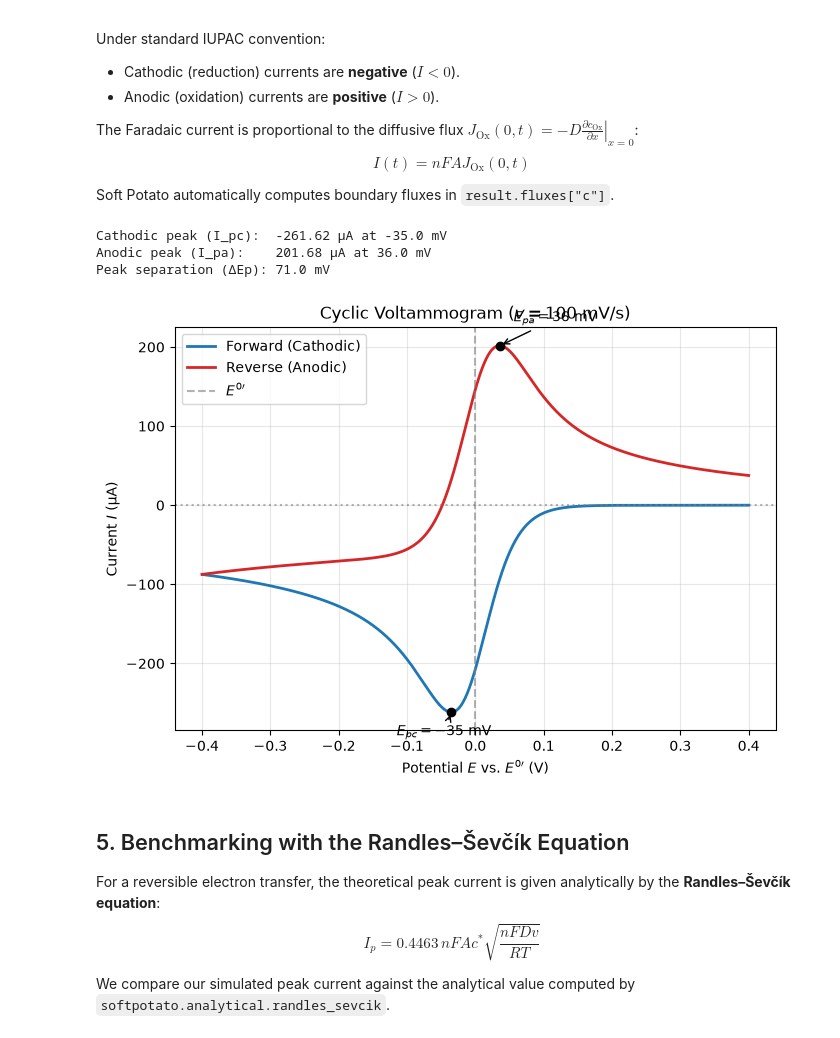
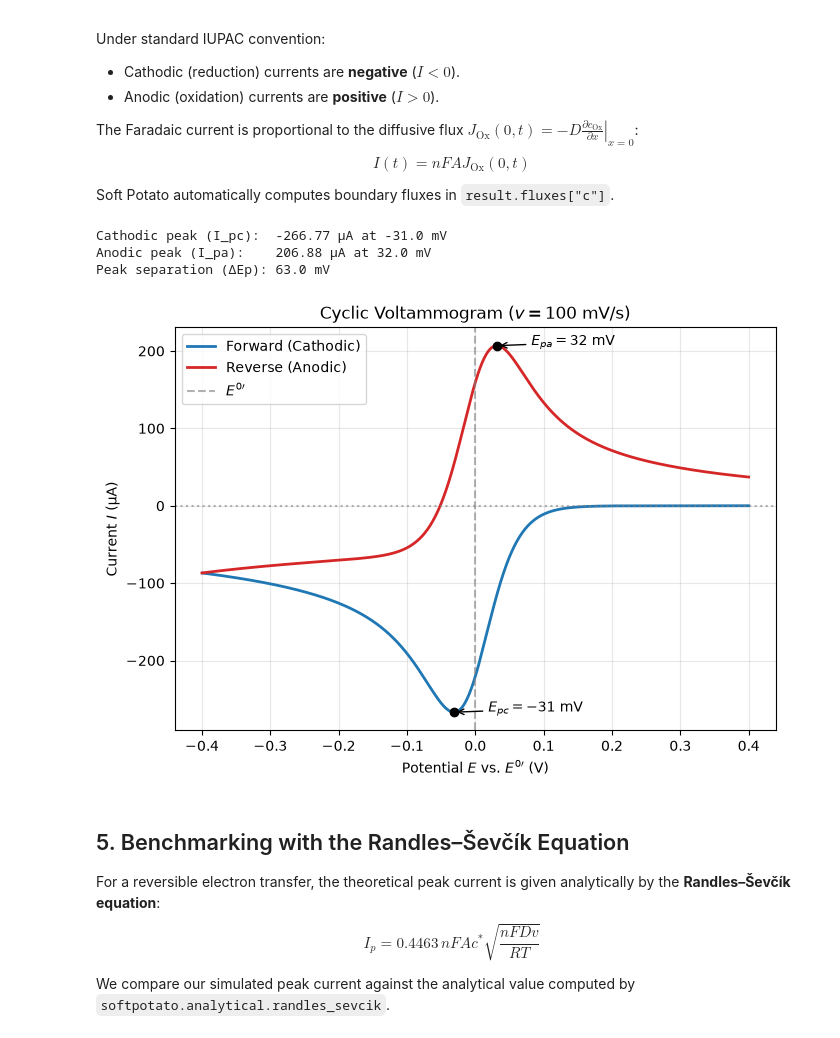
Before and after one commit to oliverrdz/softpotato, a Jupyter notebook: examples/cyclic_voltammetry.ipynb, the cells around one changed output. Cells and saved outputs as stored; diff of their text form; code cells hidden in the pictures.

Commit message:
Increased dx to make the concentration profiles smoother and moved the annotations on the CV peaks so they don't obstruct other text

```diff
--- a/examples/cyclic_voltammetry.ipynb
+++ b/examples/cyclic_voltammetry.ipynb
@@ -127,14 +127,14 @@ We impose:
 # Spatial domain
 delta = 6.0 * np.sqrt(D * t_end)
 x_max = 6.0 * delta  # Domain length safely > 5 * delta
-grid = np.linspace(0.0, x_max, 300)
+grid = np.linspace(0.0, x_max, 500)
 
 # Formulate 1D diffusion problem
 problem = DiffusionProblem(
     grid=grid,
-    diffusivity={"c": D},
-    boundary_conditions={"c": (DirichletBC(surface_c_ox), DirichletBC(c_bulk))},
-    initial_conditions={"c": c_bulk},
+    diffusivity={"Ox": D},
+    boundary_conditions={"Ox": (DirichletBC(surface_c_ox), DirichletBC(c_bulk))},
+    initial_conditions={"Ox": c_bulk},
 )
 
 # Solve using unconditionally stable Crank-Nicolson finite difference scheme
@@ -161,7 +161,7 @@ $$I(t) = n F A J_{\text{Ox}}(0, t)$$
 Soft Potato automatically computes boundary fluxes in `result.fluxes["c"]`.
 # %%
 # Compute Faradaic current in Amperes (IUPAC convention)
-current = n * FARADAY * area * result.fluxes["c"]
+current = n * FARADAY * area * result.fluxes["Ox"]
 potentials = np.array([potential(t) for t in result.t])
 
 # Separate forward (cathodic) and reverse (anodic) sweeps for plotting
@@ -182,39 +182,39 @@ print(f"Cathodic peak (I_pc):  {I_pc * 1e6:.2f} µA at {E_pc * 1e3:.1f} mV")
 print(f"Anodic peak (I_pa):    {I_pa * 1e6:.2f} µA at {E_pa * 1e3:.1f} mV")
 print(f"Peak separation (ΔEp): {delta_Ep:.1f} mV")
 
 # Plot Cyclic Voltammogram
 plt.figure(figsize=(7, 5))
 plt.plot(pot_fwd, curr_fwd * 1e6, "tab:blue", lw=2, label="Forward (Cathodic)")
 plt.plot(pot_rev, curr_rev * 1e6, "tab:red", lw=2, label="Reverse (Anodic)")
 plt.scatter([E_pc, E_pa], [I_pc * 1e6, I_pa * 1e6], color="black", zorder=5)
 
 plt.annotate(
     f"$E_{{pc}} = {E_pc*1e3:.0f}$ mV",
     xy=(E_pc, I_pc * 1e6),
-    xytext=(E_pc - 0.08, I_pc * 1e6 - 30),
+    xytext=(E_pc + 0.05, I_pc * 1e6),
     arrowprops={"arrowstyle": "->", "lw": 1},
 )
 plt.annotate(
     f"$E_{{pa}} = {E_pa*1e3:.0f}$ mV",
     xy=(E_pa, I_pa * 1e6),
-    xytext=(E_pa + 0.02, I_pa * 1e6 + 30),
+    xytext=(E_pa + 0.05, I_pa * 1e6),
     arrowprops={"arrowstyle": "->", "lw": 1},
 )
 
 plt.axhline(0, color="gray", linestyle=":", alpha=0.6)
 plt.axvline(E0, color="gray", linestyle="--", alpha=0.6, label=r"$E^{0\prime}$")
 plt.xlabel(r"Potential $E$ vs. $E^{0\prime}$ (V)")
 plt.ylabel("Current $I$ (µA)")
 plt.title(f"Cyclic Voltammogram ($v = {v*1e3:.0f}$ mV/s)")
 plt.grid(True, alpha=0.3)
 plt.legend()
 plt.tight_layout()
 plt.show()
 # %% [output]
-Cathodic peak (I_pc):  -261.62 µA at -35.0 mV
-Anodic peak (I_pa):    201.68 µA at 36.0 mV
-Peak separation (ΔEp): 71.0 mV
+Cathodic peak (I_pc):  -266.77 µA at -31.0 mV
+Anodic peak (I_pa):    206.88 µA at 32.0 mV
+Peak separation (ΔEp): 63.0 mV
-[figure, old version]
+[figure, new version]
 # %% [markdown]
 ## 5. Benchmarking with the Randles–Ševčík Equation
 
```
Also changed, not shown: parts of 4 cells of this notebook.
